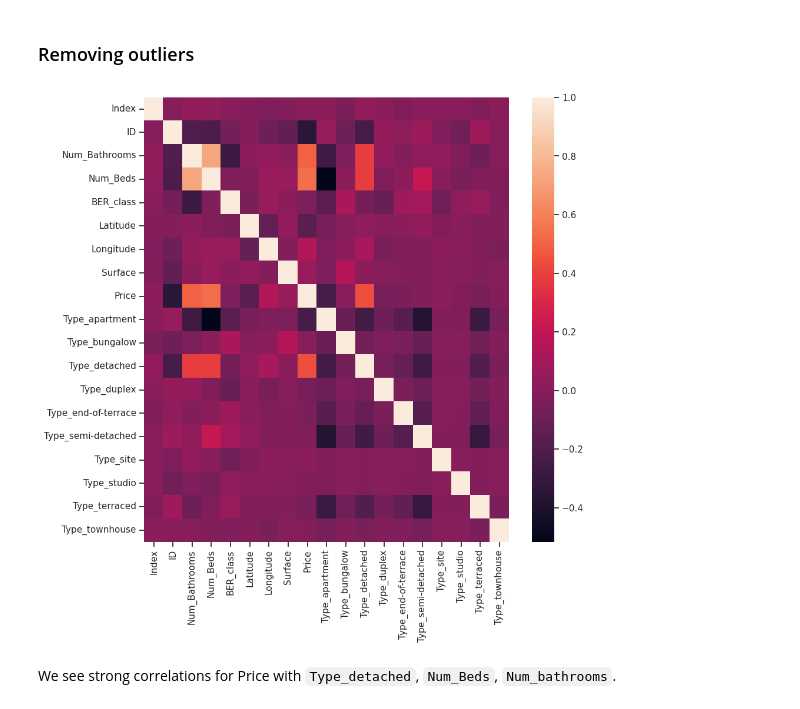
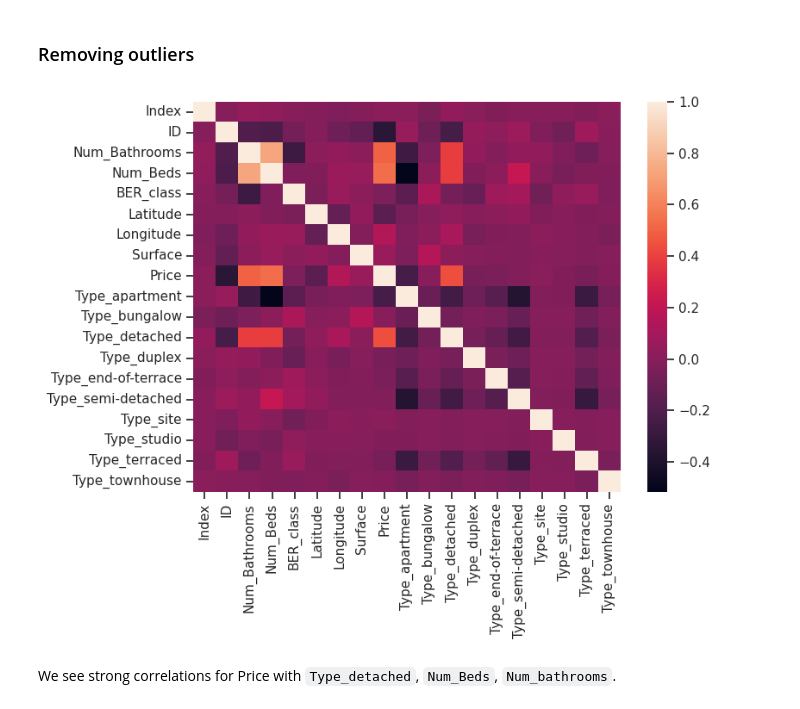
Before and after one commit to comaraDOTcom/ml-applications, a Jupyter notebook: Week5/ET5003_workinprogress.ipynb, the cells around one changed output. Drawn from its saved outputs; the diff is of its cells as text; code cells hidden in the pictures.

```diff
--- a/Week5/ET5003_workinprogress.ipynb
+++ b/Week5/ET5003_workinprogress.ipynb
@@ -405,10 +405,9 @@ dftrain.head(5)
 # %% [markdown]
 ### Removing outliers
 # %%
-plt.figure(figsize=(10, 10))
 sns.heatmap(dftrain.corr(), annot=False);
 # %% [output]
-[figure, old version]
+[figure, new version]
 # %% [markdown]
 We see strong correlations for Price with `Type_detached`, `Num_Beds`, `Num_bathrooms`.
 # %%
```
Also changed, not shown: parts of 37 cells of this notebook.
